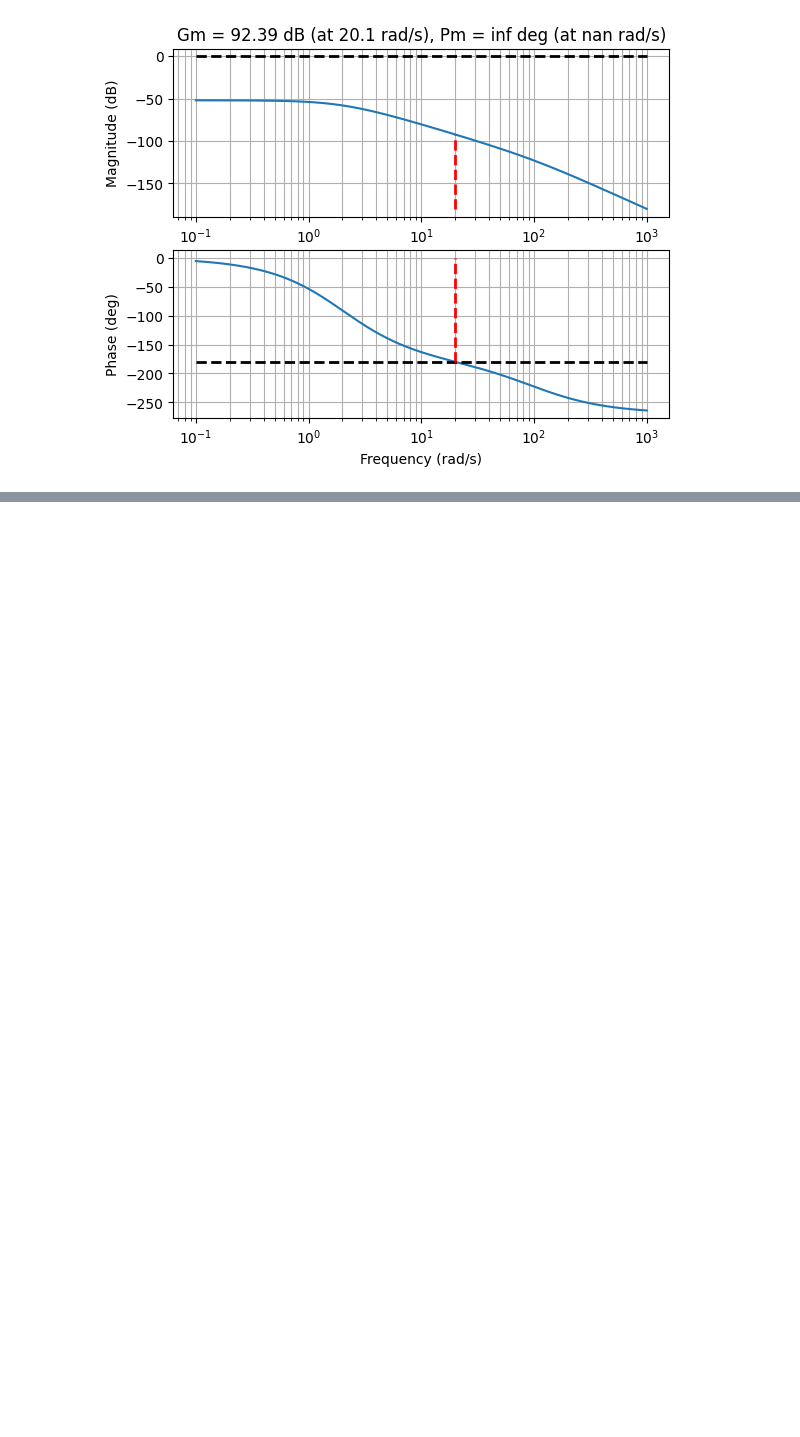
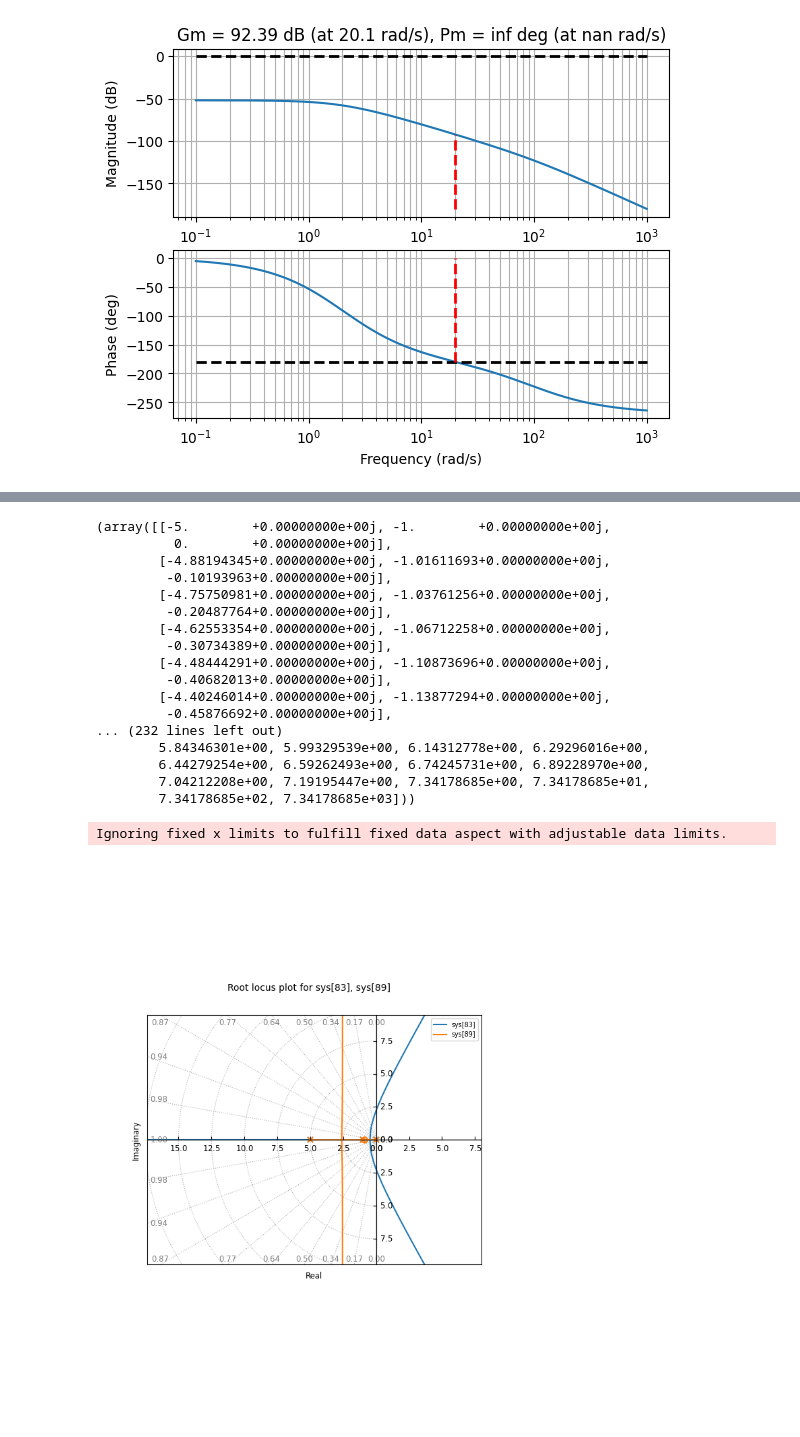
Before and after one commit to Donghoon-Y/inha, a Jupyter notebook: ase3093/bode_plots.ipynb, the cells around one changed output, grey strips where cells are left out. Saved outputs shown, nothing was run; the diff lists cells and outputs as text; code cells hidden in the pictures; blank space fills up the shorter version.

```diff
--- a/ase3093/bode_plots.ipynb
+++ b/ase3093/bode_plots.ipynb
@@ -340,0 +374,31 @@ plot_margins(G)
+# %%
+rlocus(G)
+
+num = [15]
+den = np.convolve([1, 0], [1, 1])    # s * (s+1) = s² + s
+den = np.convolve(den, [1, 5])
+num = np.convolve(num, [1, 0.9])
+
+G1 = tf(num, den)
+
+rlocus(G1)
+# %% [output]
+(array([[-5.        +0.00000000e+00j, -1.        +0.00000000e+00j,
+          0.        +0.00000000e+00j],
+        [-4.88194345+0.00000000e+00j, -1.01611693+0.00000000e+00j,
+         -0.10193963+0.00000000e+00j],
+        [-4.75750981+0.00000000e+00j, -1.03761256+0.00000000e+00j,
+         -0.20487764+0.00000000e+00j],
+        [-4.62553354+0.00000000e+00j, -1.06712258+0.00000000e+00j,
+         -0.30734389+0.00000000e+00j],
+        [-4.48444291+0.00000000e+00j, -1.10873696+0.00000000e+00j,
+         -0.40682013+0.00000000e+00j],
+        [-4.40246014+0.00000000e+00j, -1.13877294+0.00000000e+00j,
+         -0.45876692+0.00000000e+00j],
+... (232 lines left out)
+        5.84346301e+00, 5.99329539e+00, 6.14312778e+00, 6.29296016e+00,
+        6.44279254e+00, 6.59262493e+00, 6.74245731e+00, 6.89228970e+00,
+        7.04212208e+00, 7.19195447e+00, 7.34178685e+00, 7.34178685e+01,
+        7.34178685e+02, 7.34178685e+03]))
+Ignoring fixed x limits to fulfill fixed data aspect with adjustable data limits.
+[figure, added]
```
Also changed, not shown: parts of 4 cells of this notebook, 1 other file.
